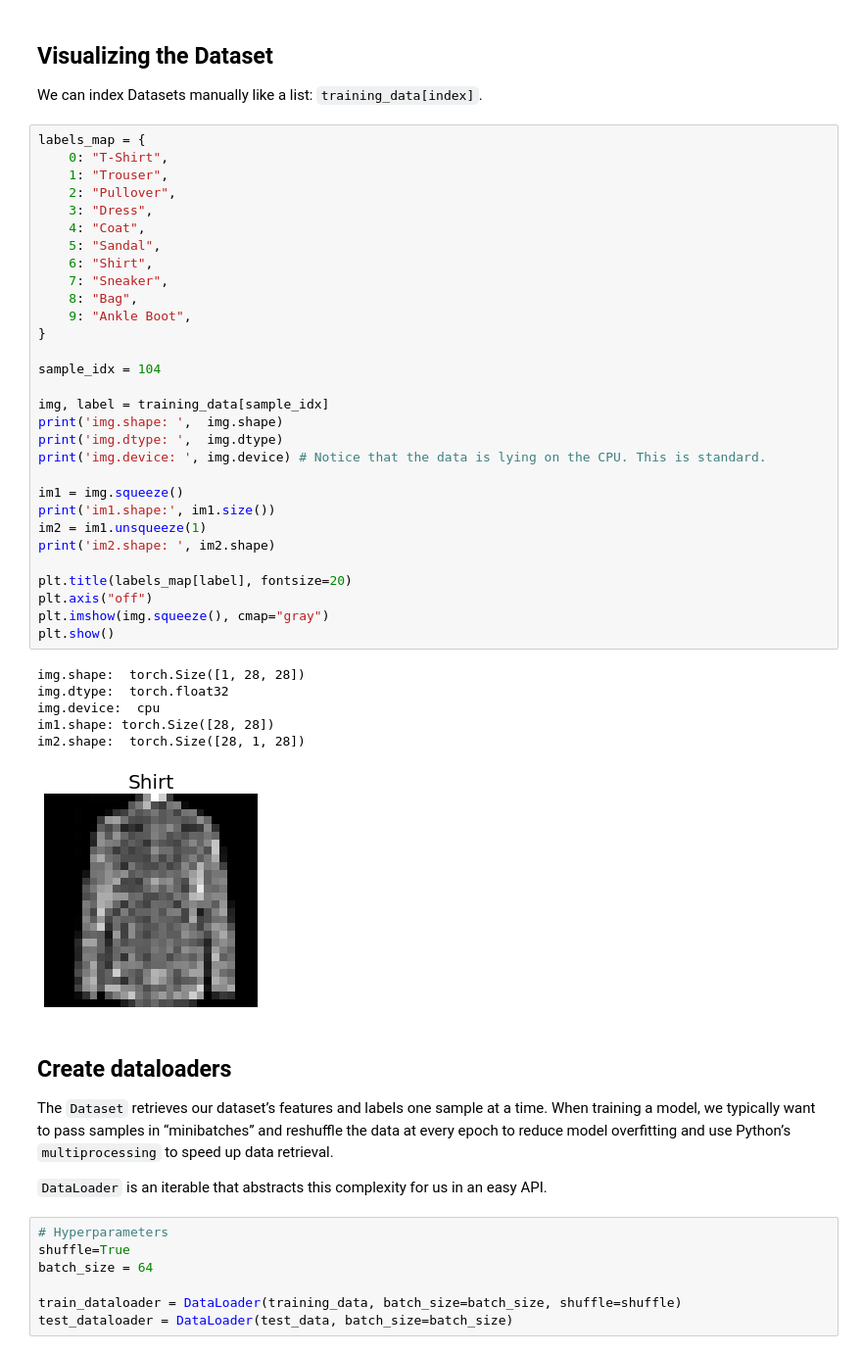
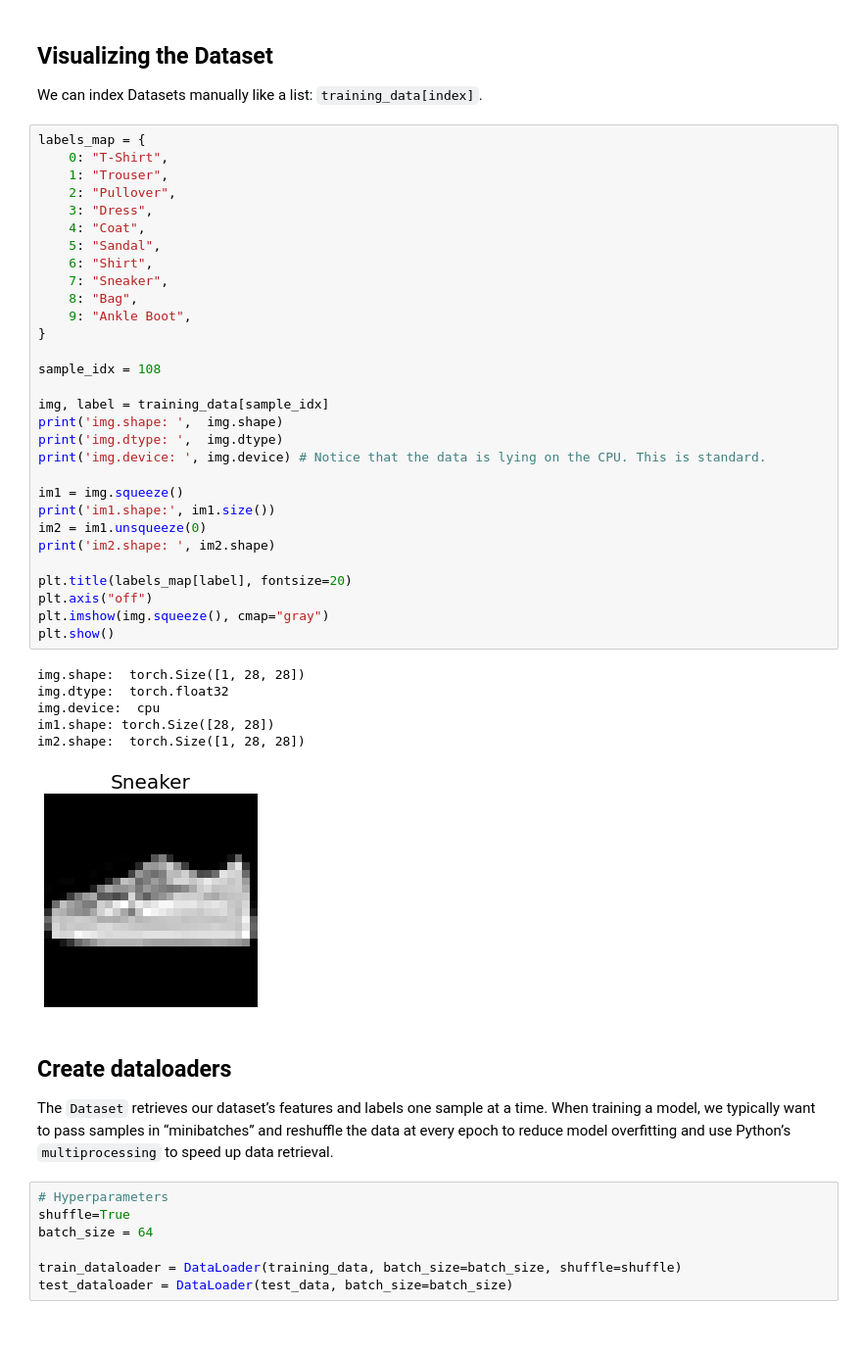
Before and after one commit to vegarant/mievu4020_v23, a Jupyter notebook: notebooks/3_2_Train_NN_MNIST_fashion.ipynb, the cells around one changed output. Shown: that part at 98% size. Saved outputs shown, nothing was run; the diff lists cells and outputs as text.

```diff
--- a/notebooks/3_2_Train_NN_MNIST_fashion.ipynb
+++ b/notebooks/3_2_Train_NN_MNIST_fashion.ipynb
@@ -33,42 +33,40 @@ labels_map = {
     1: "Trouser",
     2: "Pullover",
     3: "Dress",
     4: "Coat",
     5: "Sandal",
     6: "Shirt",
     7: "Sneaker",
     8: "Bag",
     9: "Ankle Boot",
 }
 
-sample_idx = 104
+sample_idx = 108
 
 img, label = training_data[sample_idx]
 print('img.shape: ',  img.shape)
 print('img.dtype: ',  img.dtype)
 print('img.device: ', img.device) # Notice that the data is lying on the CPU. This is standard.
 
 im1 = img.squeeze()
 print('im1.shape:', im1.size())
-im2 = im1.unsqueeze(1)
+im2 = im1.unsqueeze(0)
 print('im2.shape: ', im2.shape)
 
 plt.title(labels_map[label], fontsize=20)
 plt.axis("off")
 plt.imshow(img.squeeze(), cmap="gray")
 plt.show()
 # %% [output]
 img.shape:  torch.Size([1, 28, 28])
 img.dtype:  torch.float32
 img.device:  cpu
 im1.shape: torch.Size([28, 28])
-im2.shape:  torch.Size([28, 1, 28])
+im2.shape:  torch.Size([1, 28, 28])
-[figure, old version]
+[figure, new version]
 # %% [markdown]
 ## Create dataloaders
 The `Dataset` retrieves our dataset’s features and labels one sample at a time. When training a model, we typically want to pass samples in “minibatches” and reshuffle the data at every epoch to reduce model overfitting and use Python’s `multiprocessing` to speed up data retrieval.
-
-`DataLoader` is an iterable that abstracts this complexity for us in an easy API.
 # %%
 # Hyperparameters
 shuffle=True
```
Also changed, not shown: parts of 6 cells of this notebook, 4 other files.
